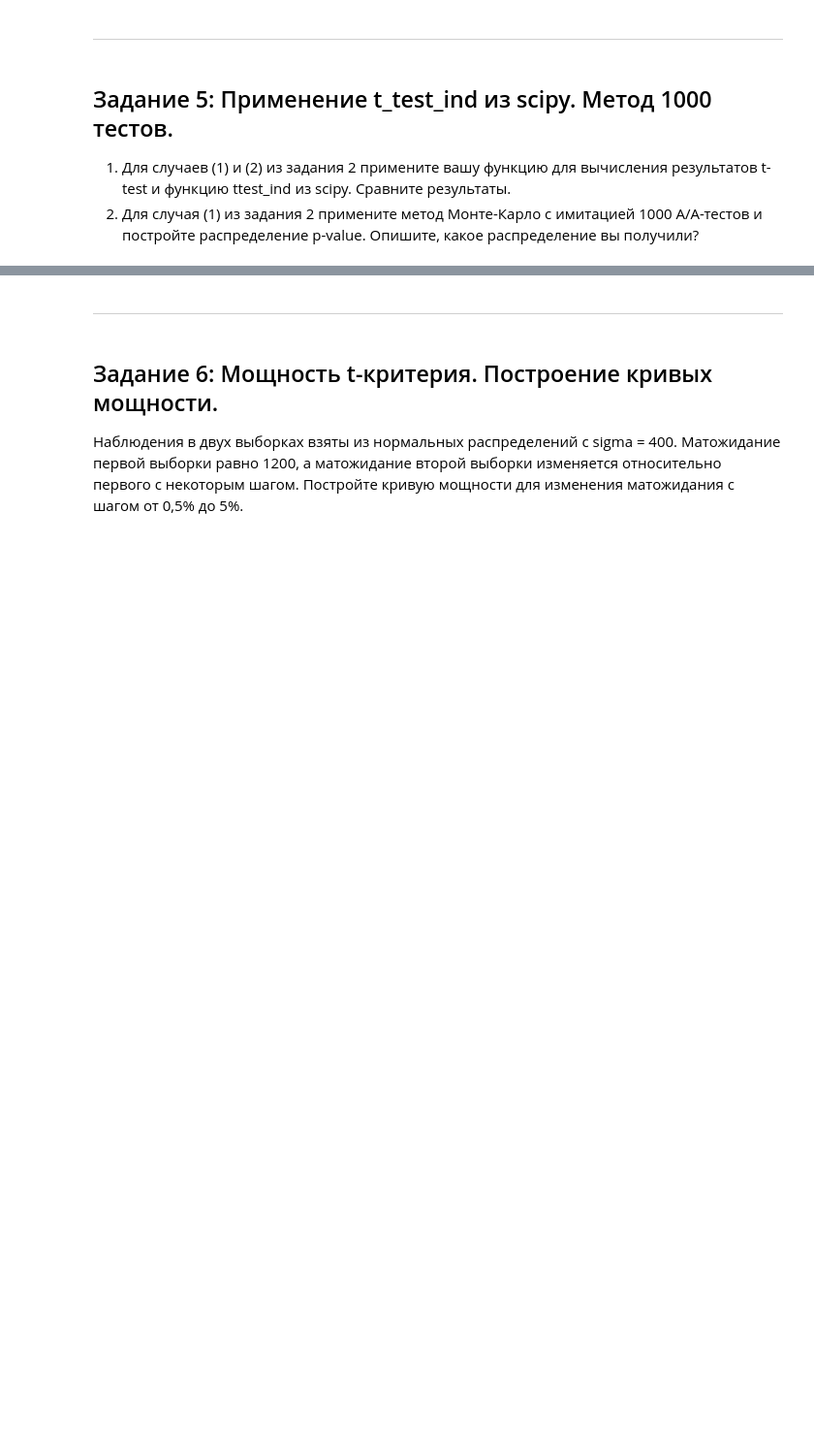
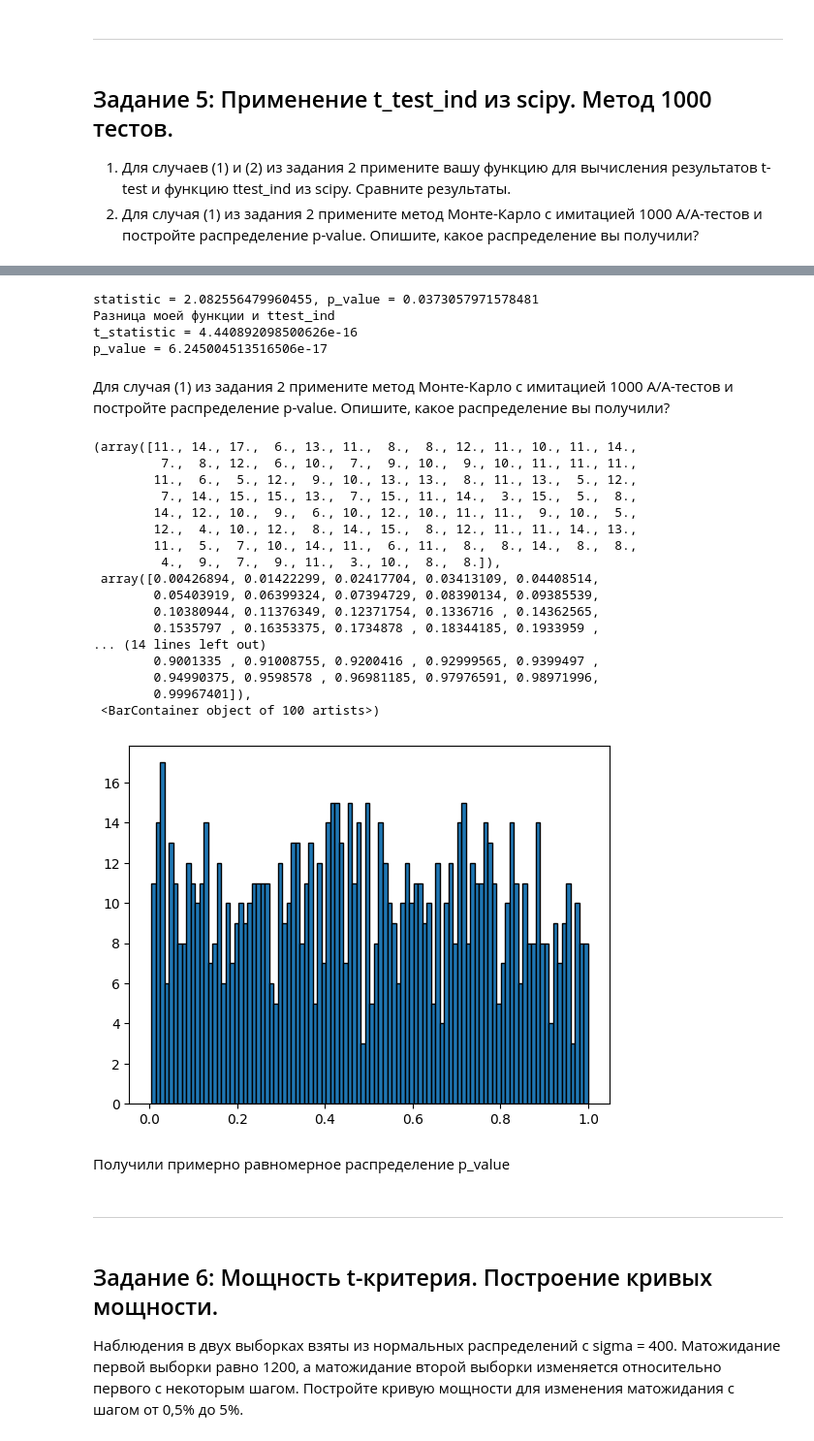
Before and after one commit to Yukkitsune/TBank-Analytics, a Jupyter notebook: Probability theory and mathematical statistics/homework2_statistics.ipynb, the cells around one changed output, grey strips where cells are left out. Shown at 97% size. Saved outputs shown, nothing was run; the diff lists cells and outputs as text; code cells hidden in the pictures; blank space fills up the shorter version.

```diff
--- a/Probability theory and mathematical statistics/homework2_statistics.ipynb
+++ b/Probability theory and mathematical statistics/homework2_statistics.ipynb
@@ -253,0 +256,16 @@ ___
+# %%
+a, b = 400, 2000
+size = 20000
+iterations = 10000
+for _ in range (iterations):
+    X = np.random.uniform(low=a, high=b, size=size)
+    selection = np.array_split(X,2)
+    x1_uniform, x2_uniform = selection[0], selection[1]
+# %%
+mu_1, sigma_1 = 1210, 500
+mu_2, sigma_2 = 1200, 350
+size = 10000
+iterations = 10000
+for _ in range(iterations):
+    x1_normal = np.random.normal(loc=mu_1, scale=sigma_1, size=size)
+    x2_normal = np.random.normal(loc=mu_2, scale=sigma_2, size=size)
@@ -253,0 +287,22 @@ ___
+# %%
+t_stat_normal, p_val_normal = welchs_test_pvalue(x1=x1_normal, x2=x2_normal)
+t_stat_ind, pval_ind = ttest_ind(a=x1_normal, b=x2_normal, equal_var=False)
+print(f'Разница моей функции и ttest_ind')
+print(f't_statistic = {abs(t_stat_normal - t_stat_ind)}')
+print(f'p_value = {abs(p_val_normal - pval_ind)}')
+# %% [output]
+statistic = 2.082556479960455, p_value = 0.0373057971578481
+Разница моей функции и ttest_ind
+t_statistic = 4.440892098500626e-16
+p_value = 6.245004513516506e-17
+# %% [markdown]
+Для случая (1) из задания 2 примените метод Монте-Карло с имитацией 1000 А/А-тестов и постройте распределение p-value. Опишите, какое распределение вы получили?
+# %%
+def uniform_monte_carlo_pvalue (a: int, b: int, size: int, iterations: int) -> List:
+  p_values = []
+  for _ in range (iterations):
+    X = np.random.uniform(low=a, high=b, size=size)
+    selection = np.array_split(X,2)
+    x1, x2 = selection[0], selection[1]
+    p_values.append(welchs_test_pvalue(x1, x2)[1])
+  return p_values
@@ -254,3 +338,31 @@ ___
+# %%
+a, b = 400, 2000
+size = 20000
+iterations = 1000
+p_value_uniform = uniform_monte_carlo_pvalue(a=a, b=b, size=size, iterations=iterations)
+# %%
+plt.hist(p_value_uniform, bins=100, edgecolor='black')
+# %% [output]
+(array([11., 14., 17.,  6., 13., 11.,  8.,  8., 12., 11., 10., 11., 14.,
+         7.,  8., 12.,  6., 10.,  7.,  9., 10.,  9., 10., 11., 11., 11.,
+        11.,  6.,  5., 12.,  9., 10., 13., 13.,  8., 11., 13.,  5., 12.,
+         7., 14., 15., 15., 13.,  7., 15., 11., 14.,  3., 15.,  5.,  8.,
+        14., 12., 10.,  9.,  6., 10., 12., 10., 11., 11.,  9., 10.,  5.,
+        12.,  4., 10., 12.,  8., 14., 15.,  8., 12., 11., 11., 14., 13.,
+        11.,  5.,  7., 10., 14., 11.,  6., 11.,  8.,  8., 14.,  8.,  8.,
+         4.,  9.,  7.,  9., 11.,  3., 10.,  8.,  8.]),
+ array([0.00426894, 0.01422299, 0.02417704, 0.03413109, 0.04408514,
+        0.05403919, 0.06399324, 0.07394729, 0.08390134, 0.09385539,
+        0.10380944, 0.11376349, 0.12371754, 0.1336716 , 0.14362565,
+        0.1535797 , 0.16353375, 0.1734878 , 0.18344185, 0.1933959 ,
+... (14 lines left out)
+        0.9001335 , 0.91008755, 0.9200416 , 0.92999565, 0.9399497 ,
+        0.94990375, 0.9598578 , 0.96981185, 0.97976591, 0.98971996,
+        0.99967401]),
+ <BarContainer object of 100 artists>)
+[figure, added]
+# %% [markdown]
+Получили примерно равномерное распределение p_value
 # %% [markdown]
 ___
 # %% [markdown]
```
Also changed, not shown: parts of 9 cells of this notebook.
